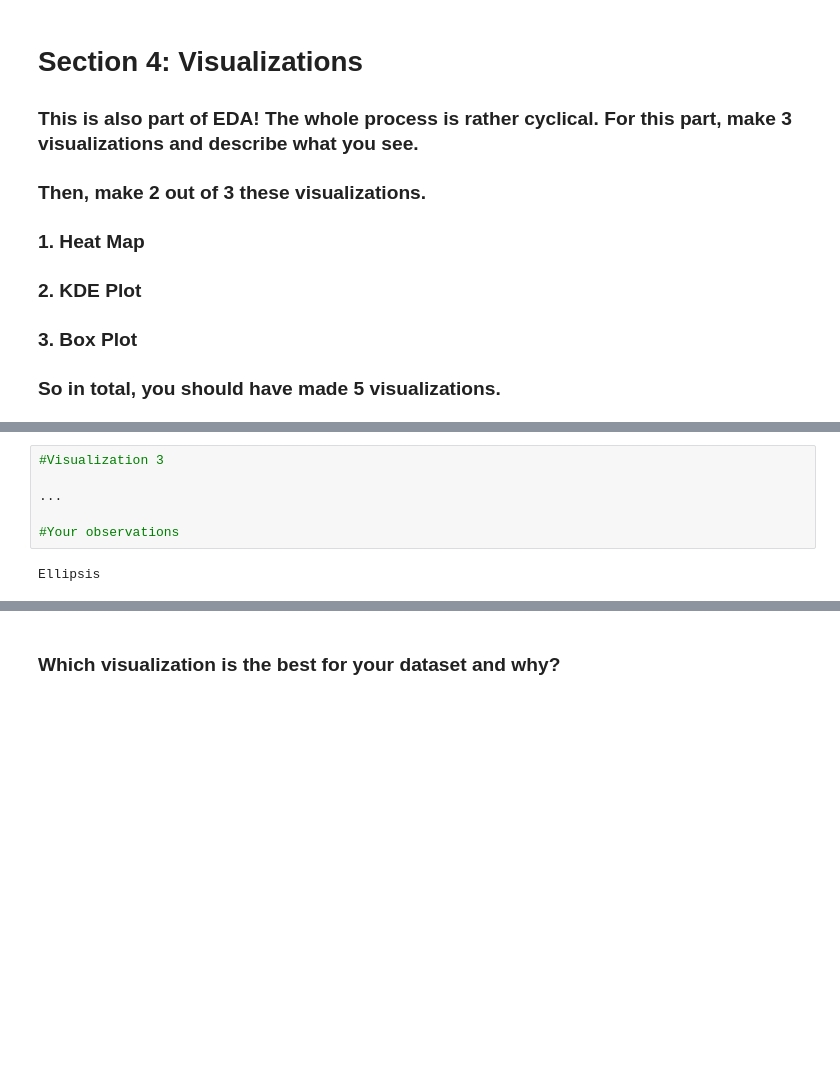
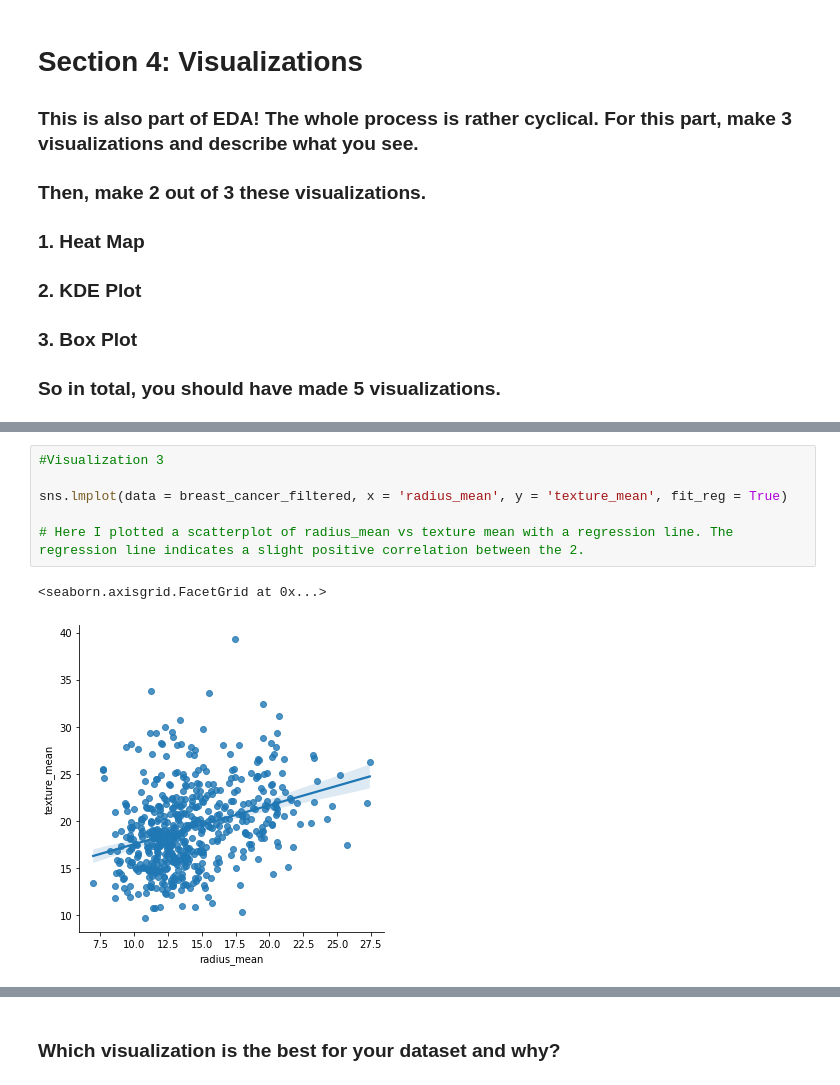
Before and after one commit to satwika6/DSS, a Jupyter notebook: Data Cleaning, EDA and Visualizations.ipynb, the cells around one changed output, grey strips where cells are left out. Drawn from its saved outputs; the diff is of its cells as text; blank space fills up the shorter version.

```diff
--- a/Data Cleaning, EDA and Visualizations.ipynb
+++ b/Data Cleaning, EDA and Visualizations.ipynb
@@ -236,11 +382,12 @@ Ellipsis
 # %%
 #Visualization 3
 
-...
+sns.lmplot(data = breast_cancer_filtered, x = 'radius_mean', y = 'texture_mean', fit_reg = True)
 
-#Your observations
+# Here I plotted a scatterplot of radius_mean vs texture mean with a regression line. The regression line indicates a slight positive correlation between the 2.
 # %% [output]
-Ellipsis
+<seaborn.axisgrid.FacetGrid at 0x...>
+[figure, added]
 # %%
 #Visualization 4
 
```
Also changed, not shown: parts of 21 cells of this notebook, 2 other files.
